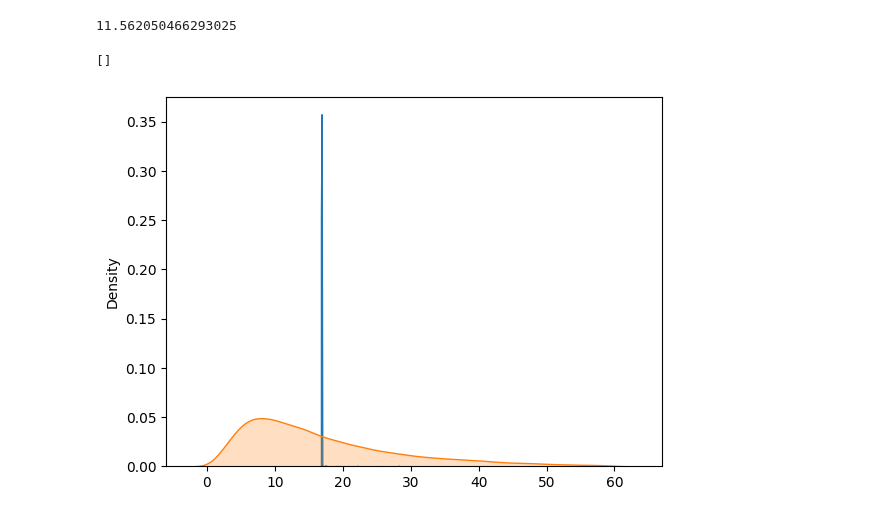
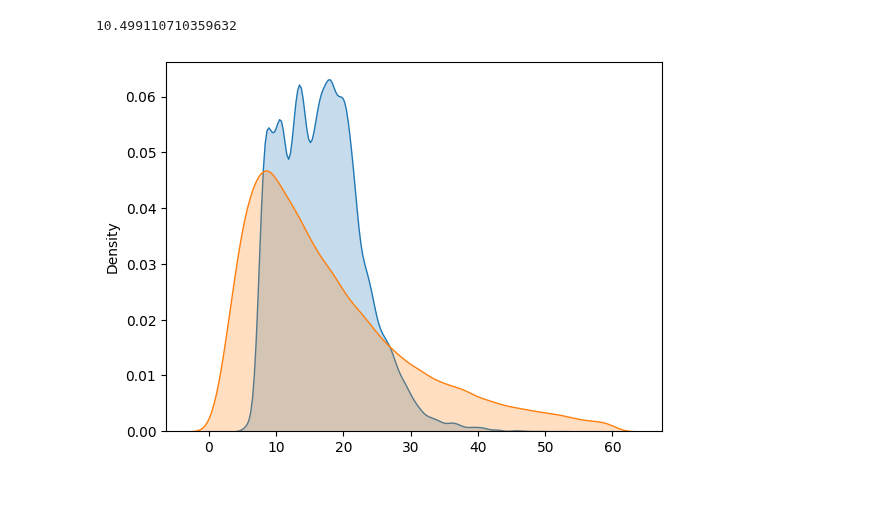
Before and after one commit to armand-winant/mlops-zoomcamp, a Jupyter notebook: introduction/duration-prediction.ipynb, the cells around one changed output. Saved outputs shown, nothing was run; the diff lists cells and outputs as text; code cells hidden in the pictures.

Commit message:
feature engineering on locations

```diff
--- a/introduction/duration-prediction.ipynb
+++ b/introduction/duration-prediction.ipynb
@@ -31,14 +31,11 @@ df = read_dataframe("https://d37ci6vzurychx.cloudfront.net/trip-data/green_tripd
 # %%
 def feature_preparation(df, dv=None):
-  # select model variables
-  categorical = ['PULocationID', 'DOLocationID']
-  numerical = ['trip_distance']
-  target = 'duration'
-
-  df[categorical] = df[categorical].astype(str)
+  # combine pickup and dropoff locations
+  df[['PULocationID', 'DOLocationID']] = df[['PULocationID', 'DOLocationID']].astype(str)
+  df['PU_DO'] = df.PULocationID + '_' + df.DOLocationID
 
   # dataframe to dictionaries
-  data_dicts = df[categorical + numerical].to_dict(orient='records')
+  data_dicts = df[['PU_DO', 'trip_distance']].to_dict(orient='records')
 
   if dv:
     X = dv.transform(data_dicts)
@@ -46,8 +43,9 @@ def feature_preparation(df, dv=None):
     dv = DictVectorizer()
     X = dv.fit_transform(data_dicts)
 
-  y = df[target].values
+  y = df['duration'].values
 
   return X, y, dv
-# %%
-X, y, dv = feature_preparation(df)
+# %%
+X_train, y_train, dv = feature_preparation(df=df_train)
+X_val, y_val, _ = feature_preparation(df=df_val, dv=dv)
@@ -54,7 +65,6 @@ X, y, dv = feature_preparation(df)
 # %%
-def train_model(model, X, y):
-  # train model & generate predictions
-  model.fit(X, y)
+def eval_model(model, X, y):
+  # generate predictions
   preds = model.predict(X)
 
   # evalute RMSE
@@ -65,5 +75,3 @@ def train_model(model, X, y):
   sns.kdeplot(preds, fill=True)
   sns.kdeplot(y, fill=True)
   plt.plot()
-
-  return model
@@ -89,19 +78,8 @@ plt.plot()
-# %%
-# LASSO REGRESSION
-# train model & generate predictions
-lr = Lasso()
-lr.fit(X, y)
-preds = lr.predict(X)
-
-# evalute RMSE
-rmse = root_mean_squared_error(preds, y)
-print(rmse)
-
-# plot predictions vs truth
-sns.kdeplot(preds, fill=True)
-sns.kdeplot(y, fill=True)
-plt.plot()
-# %% [output]
-11.562050466293025
-[]
-[figure, removed]
+# %%
+# LINEAR REGRESSION
+lr = LinearRegression()
+lr.fit(X=X_train, y=y_train)
+eval_model(lr, X_val, y_val)
+# %% [output]
+10.499110710359632
+[figure, added]
```
Also changed, not shown: parts of 10 cells of this notebook.
